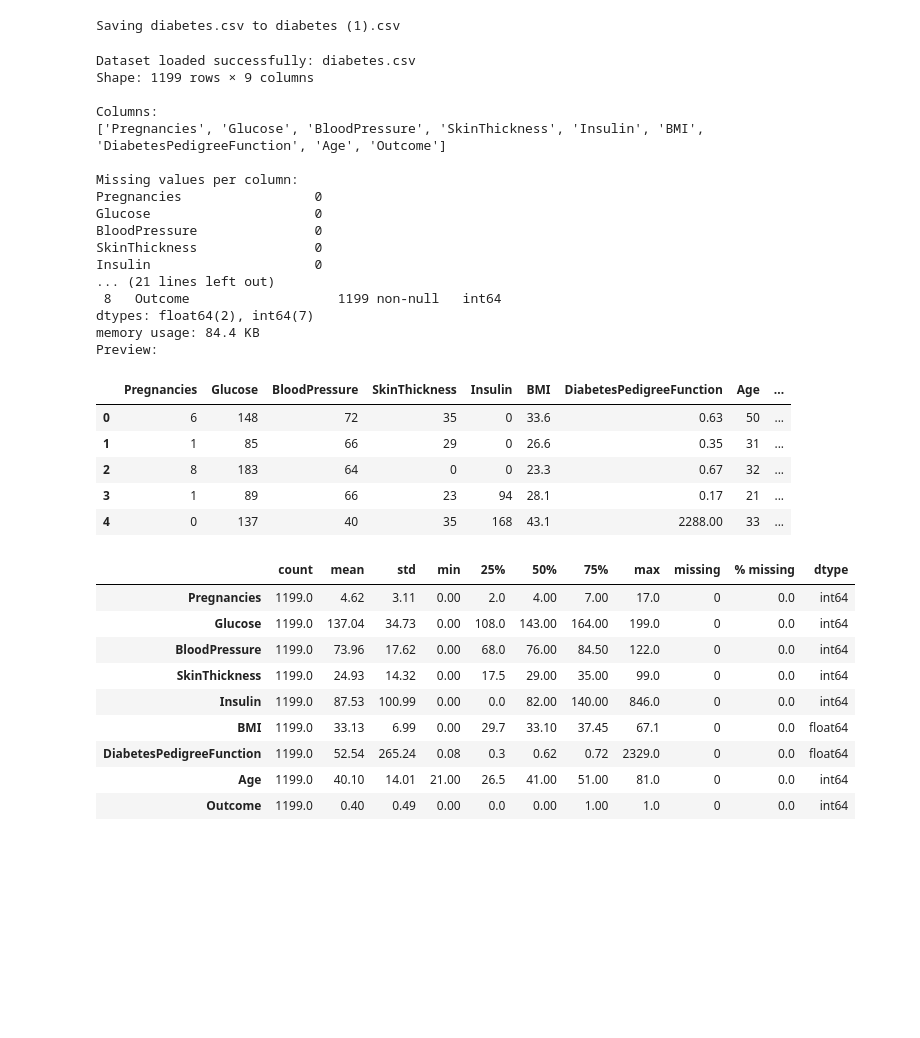
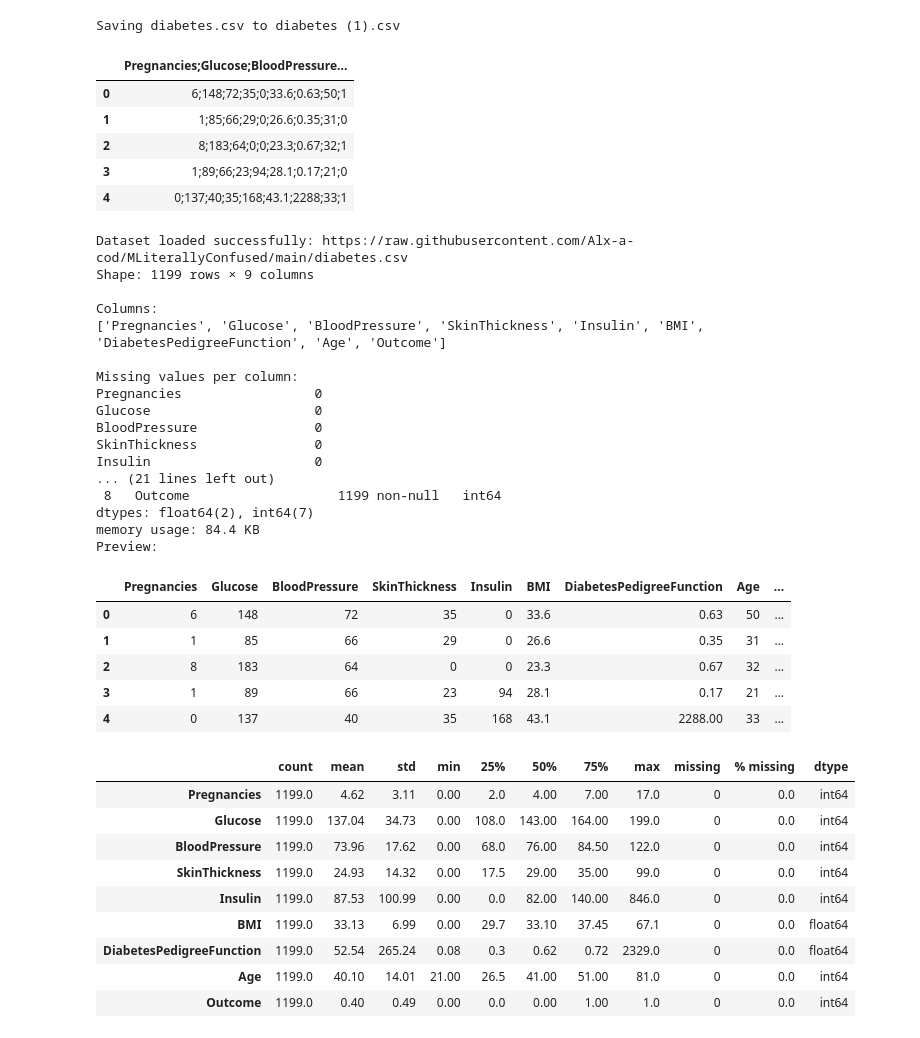
Before and after one commit to Alx-a-cod/MLiterallyConfused, a Jupyter notebook: ML_Assignment_1.ipynb, the cells around one changed output. Drawn from its saved outputs; the diff is of its cells as text; code cells hidden in the pictures; blank space fills up the shorter version.

```diff
--- a/ML_Assignment_1.ipynb
+++ b/ML_Assignment_1.ipynb
@@ -7,6 +7,21 @@ uploaded = files.upload()
 # %% [output]
 [interactive output not drawn]
 Saving diabetes.csv to diabetes (1).csv
+# %%
+# === Cloud-native version w/ personal GitHub dataset ===
+import pandas as pd
+
+url = "https://raw.githubusercontent.com/Alx-a-cod/MLiterallyConfused/main/diabetes.csv"
+df = pd.read_csv(url)
+
+df.head()
+# %% [output]
+|  | Pregnancies;Glucose;BloodPressure... |
+| 0 | 6;148;72;35;0;33.6;0.63;50;1 |
+| 1 | 1;85;66;29;0;26.6;0.35;31;0 |
+| 2 | 8;183;64;0;0;23.3;0.67;32;1 |
+| 3 | 1;89;66;23;94;28.1;0.17;21;0 |
+| 4 | 0;137;40;35;168;43.1;2288;33;1 |
 # %%
 # ==== libraries import ====
 import numpy as np
@@ -22,11 +37,19 @@ from sklearn.metrics import (accuracy_score, precision_score, recall_score, f1_s
 import matplotlib.pyplot as plt
 import seaborn as sns
 # %%
+import pandas as pd
+import os
+
 # ==== load dataset ====
 
-filename = "diabetes.csv"
+local_file = "diabetes.csv"
+remote_url = "https://raw.githubusercontent.com/Alx-a-cod/MLiterallyConfused/main/diabetes.csv"
 
-df = pd.read_csv("diabetes.csv")
+# Pick source: local if available, otherwise GitHub
+if os.path.exists(local_file):
+    filename = local_file
+else:
+    filename = remote_url
 
 # ==== check both English (,) and European (;) separators ====
 try:
@@ -54,7 +77,7 @@ print("Preview:")
 pd.set_option('display.max_columns', None)
 df.head()
 # %% [output]
-Dataset loaded successfully: diabetes.csv
+Dataset loaded successfully: https://raw.githubusercontent.com/Alx-a-cod/MLiterallyConfused/main/diabetes.csv
 Shape: 1199 rows × 9 columns
 
 Columns:
```
Also changed, not shown: parts of 2 cells of this notebook.
